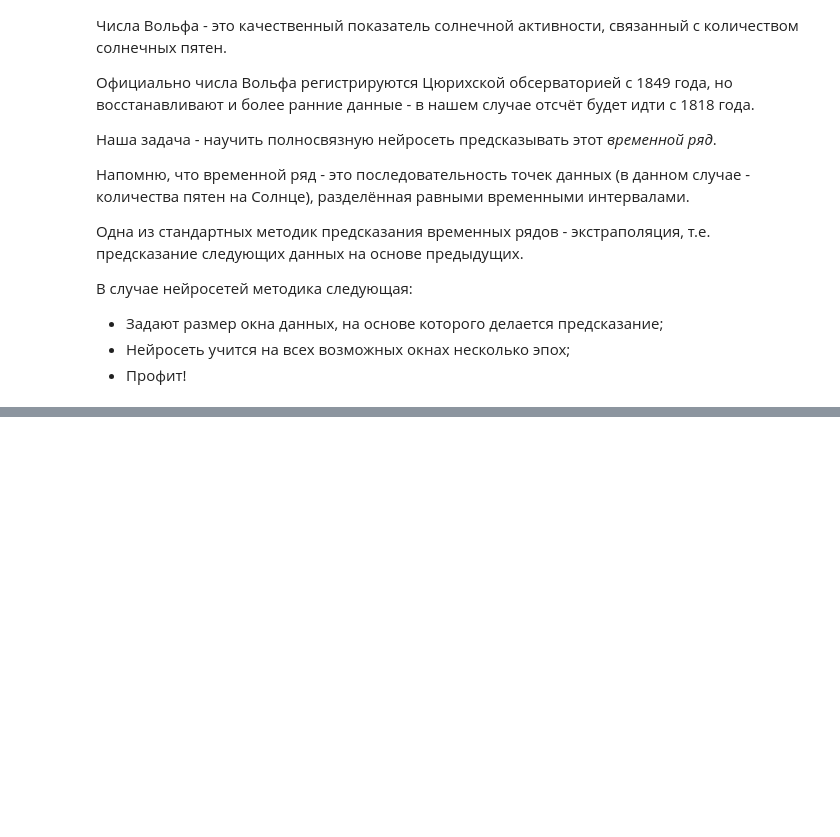
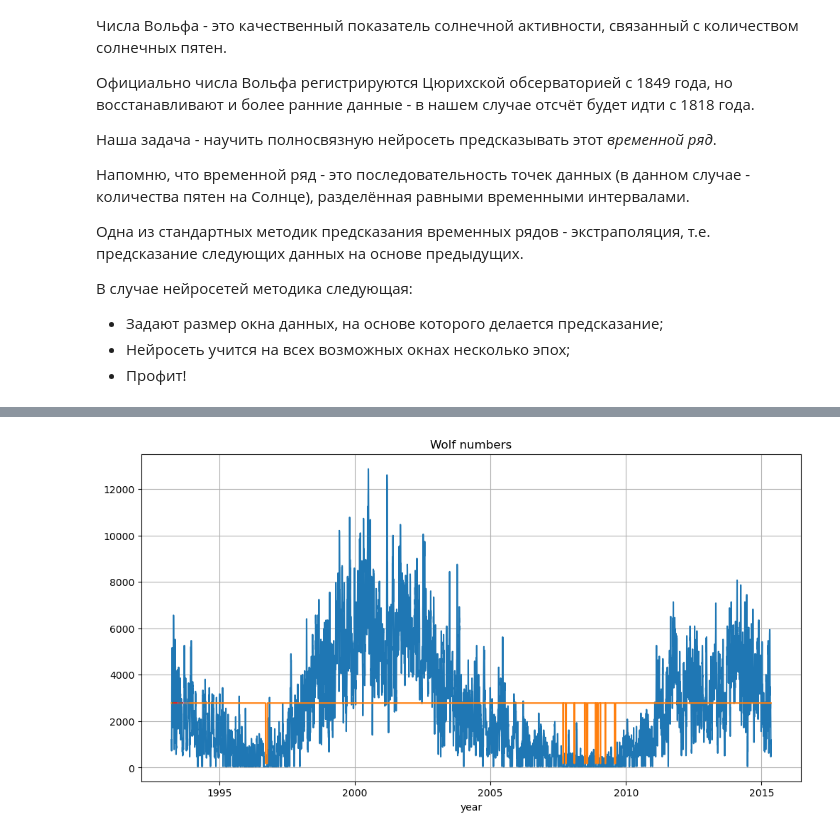
Before and after one commit to alexeivorohov-nn/nn_usu, a Jupyter notebook: Lessons/S3_PyTorch_NN.ipynb, the cells around one changed output, grey strips where cells are left out. Saved outputs shown, nothing was run; the diff lists cells and outputs as text; code cells hidden in the pictures; blank space fills up the shorter version.

```diff
--- a/Lessons/S3_PyTorch_NN.ipynb
+++ b/Lessons/S3_PyTorch_NN.ipynb
@@ -621,8 +627,21 @@ torch.Size([72083, 1])
 ## Задание 3: Напишите класс модели.
 ## Реализуйте методы __init__ и forward
 
-# YOUR CODE
 
+class SeriesPredictor(nn.Module):
+
+    def __init__(self, lookback=1, scope=1, h_dim=1):
+
+        # YOUR CODE
+        pass
+
+    def forward(self, x):
+
+        # YOUR CODE
+        return x
+
+    # def __call__
+    # model(x) - определяет PyTorch
 
 
 ## Тестируем:
@@ -680,0 +710,55 @@ Epoch 9, Loss: 1728.4219970703125
+# %%
+
+plt_t = sol_df['YEARF'][T_SPLIT:-LOOKBACK-FWD_SCOPE]
+
+time = len(plt_t)
+
+with torch.no_grad():
+    y_pred=model(X_test)
+
+
+def sequential_forward(model, x_init, fwd):
+
+    assert x_init.shape[0] == LOOKBACK
+
+    y_seq = torch.zeros(LOOKBACK+fwd)
+    y_seq[0:LOOKBACK] = x_init
+
+    with torch.no_grad():
+
+        for t in range(0, fwd):
+
+            y_seq[t+LOOKBACK] = model(y_seq[t:t+LOOKBACK])[0]
+
+    return y_seq[-fwd:]
+
+
+t_seq = [(10, 80), (20, 80), (80, 80), (90, 80), (160, 80), (170, 80)]
+x_seq = [X_test[t[0]] for t in t_seq]
+y_seq = [sequential_forward(model, x, t_seq[i][1]) for i, x in enumerate(x_seq)]
+
+fig, ax1 = plt.subplots(1,1,figsize=(12,6))
+
+
+ys_val = scaler.inverse(y_test[:, 0])
+ys_pred = scaler.inverse(y_pred[:, 0])
+
+ys_seq = [scaler.inverse(y_) for y_ in y_seq]
+
+
+ax1.plot(plt_t, ys_val)
+ax1.plot(plt_t, ys_pred)
+
+for i, y_ in enumerate(ys_seq):
+
+    t_ = plt_t[t_seq[i][0]:t_seq[i][0]+t_seq[i][1]]
+    ax1.plot(t_, y_, '--')
+
+ax1.grid('on')
+ax1.set_title('Wolf numbers')
+ax1.set_xlabel('year')
+
+
+plt.show()
+# %% [output]
+[figure, added]
```
Also changed, not shown: parts of 7 cells of this notebook, 6 other files.
